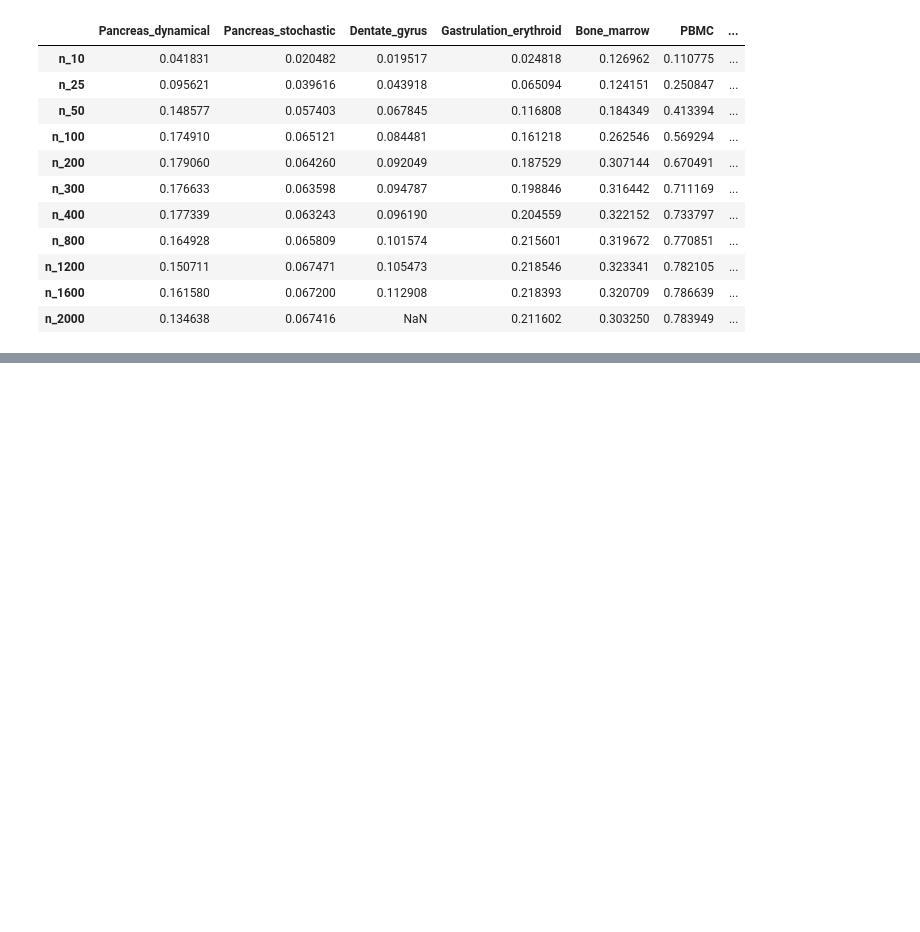
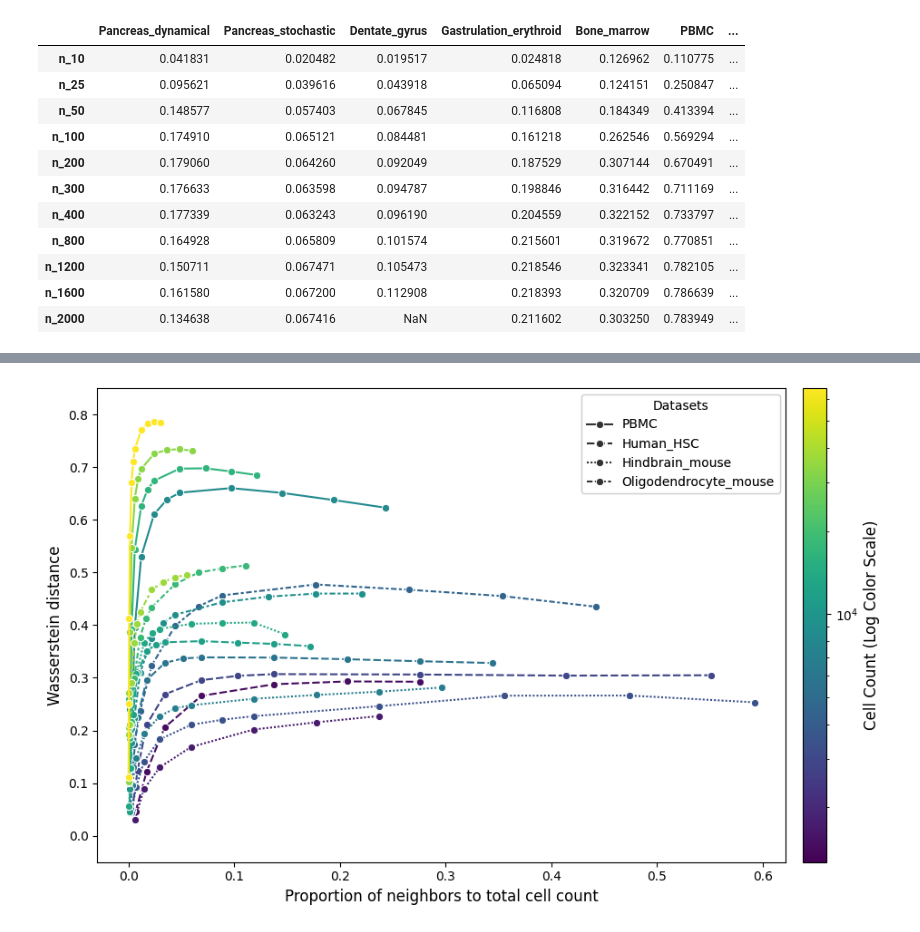
Before and after one commit to Johanna-Engeln/masterthesis_velocity, a Jupyter notebook: script/0427_differentK_influence.ipynb, the cells around one changed output, grey strips where cells are left out. Drawn from its saved outputs; the diff is of its cells as text; code cells hidden in the pictures; blank space fills up the shorter version.

```diff
--- a/script/0427_differentK_influence.ipynb
+++ b/script/0427_differentK_influence.ipynb
@@ -240,0 +289,78 @@ plt.show()
+# %%
+# Prepare dataset for plotting
+df_sub = pd.read_csv("/mnt/volume/Johanna_Velotest/results/neighbors/k_sizes_test.csv", index_col=0)
+df_complete = pd.read_csv("/mnt/volume/Johanna_Velotest/results/neighbors/k_sizes_complete.csv", index_col=0)
+df_complete = df_complete[['PBMC', 'Human_HSC', 'Hindbrain_mouse', 'Oligodendrocyte_mouse']]
+count_df = pd.DataFrame(list(x.items()), columns=['Dataset', 'CellCount'])
+
+df_l_s = df_sub.reset_index().melt(var_name='Dataset', value_name='Measurement', id_vars='index')
+df_l_s['fraction'] = df_l_s['Dataset'].str.split('_').str[-1]
+df_l_s['Dataset'] = df_l_s['Dataset'].str.rsplit('_', n=1).str[0]
+
+plot_s = pd.merge(df_l_s, count_df, on='Dataset')
+plot_s['Neighbors'] = plot_s['index'].str.replace('n_', '').astype(int)
+plot_s['CellCount'] = plot_s['CellCount']*plot_s['fraction'].astype(float)
+plot_s['Proportion'] = plot_s['Neighbors'] / plot_s['CellCount']
+
+df_long = df_complete.reset_index().melt(var_name='Dataset', value_name='Measurement', id_vars='index')
+
+plot_df = pd.merge(df_long, count_df, on='Dataset')
+plot_df['Neighbors'] = plot_df['index'].str.replace('n_', '').astype(int)
+plot_df['Proportion'] = plot_df['Neighbors'] / plot_df['CellCount']
+
+plot_complete = pd.concat([plot_df, plot_s], ignore_index=True)
+print(plot_complete)
+
+
+# Plot graph
+plt.figure(figsize=(10, 6))
+
+ax = sns.lineplot(
+    data=plot_complete,
+    x='Proportion',
+    y='Measurement',
+    hue='CellCount',
+    style='Dataset',
+    units='Dataset',
+    estimator=None,
+    palette='viridis',
+    hue_norm=log_norm,
+    marker='o',
+    linewidth=1.5,
+    markersize=6
+)
+
+# Legends
+handles, labels = ax.get_legend_handles_labels()
+unique_datasets = plot_s['Dataset'].unique()
+style_handles = []
+style_labels = []
+
+for h, l in zip(handles, labels):
+    if l in unique_datasets:
+        style_handles.append(h)
+        style_labels.append(l)
+
+if ax.get_legend() is not None:
+    ax.get_legend().remove()
+dataset_legend = ax.legend(
+    style_handles,
+    style_labels,
+    title="Datasets",
+    loc='upper right',
+    frameon=True
+)
+ax.add_artist(dataset_legend) # Prevents the colorbar from overwriting this legend
+
+sm = plt.cm.ScalarMappable(cmap="viridis", norm=log_norm)
+sm.set_array([])
+cbar = plt.colorbar(sm, ax=ax, pad=0.02) # Subtle pad to space it from the plot
+cbar.set_label('Cell Count (Log Color Scale)', fontsize=12)
+
+plt.ylabel('Wasserstein distance', fontsize=12)
+plt.xlabel('Proportion of neighbors to total cell count', fontsize=12)
+plt.ylim(-0.05, 0.85)
+
+plt.tight_layout()
+plt.show()
+# %% [output]
@@ -240,0 +384 @@ plt.show()
+[figure, added]
```
Also changed, not shown: parts of 19 cells of this notebook, 1 other file.
